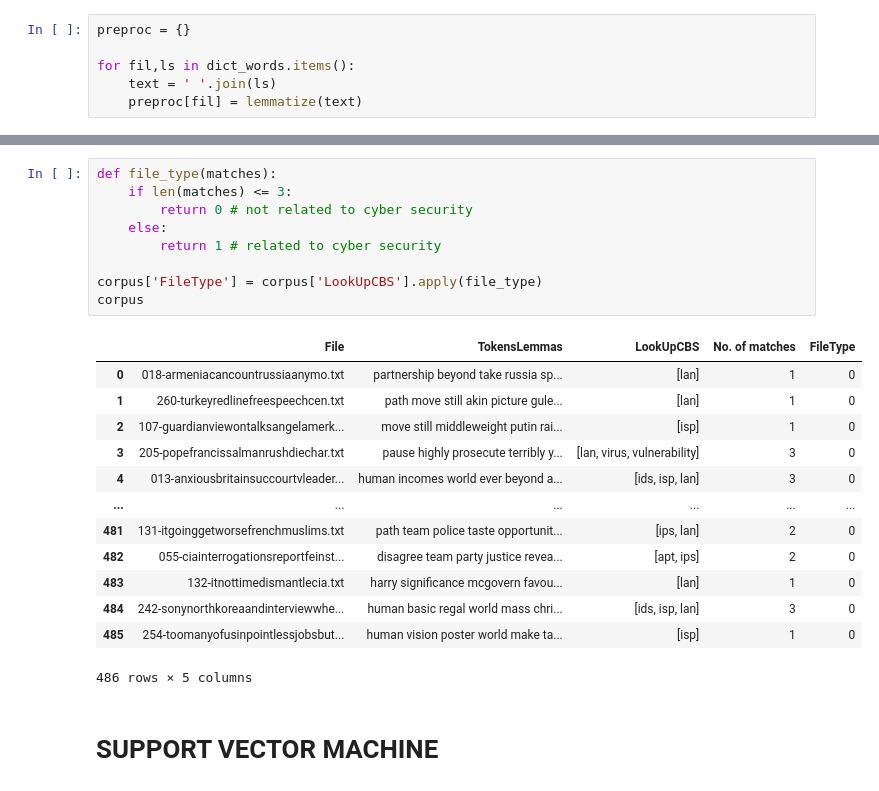
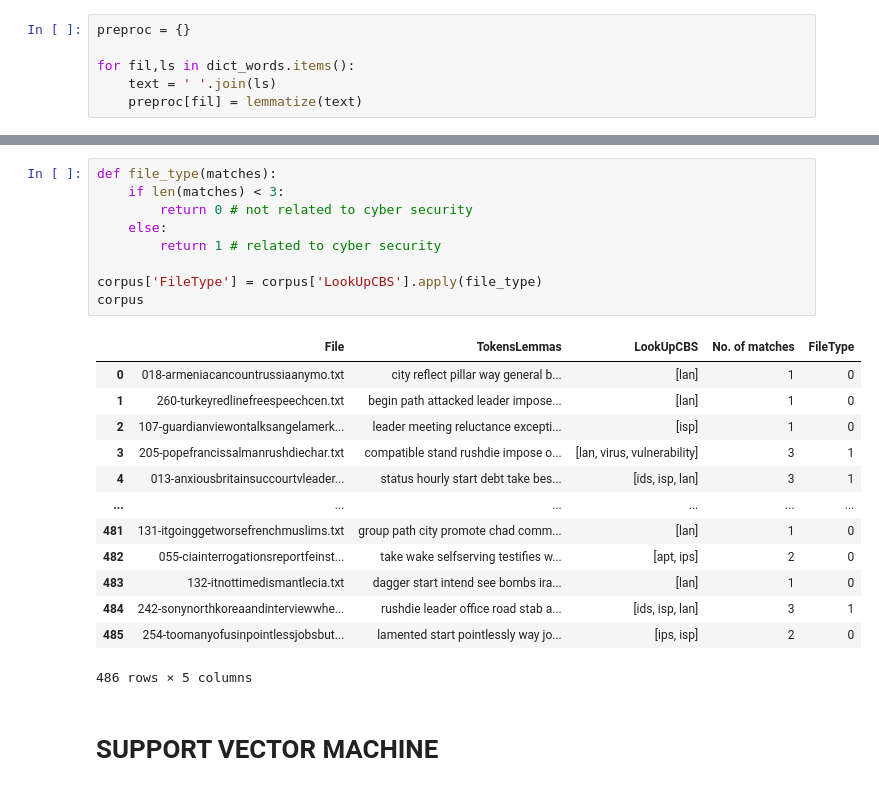
Before and after one commit to sn2606/exploring-POST-NER, a Jupyter notebook: cybersecurity/NER-custom.ipynb, the cells around one changed output, grey strips where cells are left out. Saved outputs shown, nothing was run; the diff lists cells and outputs as text.

```diff
--- a/cybersecurity/NER-custom.ipynb
+++ b/cybersecurity/NER-custom.ipynb
@@ -215,26 +215,26 @@ corpus['No. of matches'].value_counts()
 Name: No. of matches, dtype: int64
 # %%
 def file_type(matches):
-    if len(matches) <= 3:
+    if len(matches) < 3:
         return 0 # not related to cyber security
     else:
         return 1 # related to cyber security
 
 corpus['FileType'] = corpus['LookUpCBS'].apply(file_type)
 corpus
 # %% [output]
 |  | File | TokensLemmas | LookUpCBS | No. of matches | FileType |
-| 0 | 018-armeniacancountrussiaanymo.txt | partnership beyond take russia sp... | [lan] | 1 | 0 |
-| 1 | 260-turkeyredlinefreespeechcen.txt | path move still akin picture gule... | [lan] | 1 | 0 |
-| 2 | 107-guardianviewontalksangelamerk... | move still middleweight putin rai... | [isp] | 1 | 0 |
-| 3 | 205-popefrancissalmanrushdiechar.txt | pause highly prosecute terribly y... | [lan, virus, vulnerability] | 3 | 0 |
-| 4 | 013-anxiousbritainsuccourtvleader... | human incomes world ever beyond a... | [ids, isp, lan] | 3 | 0 |
+| 0 | 018-armeniacancountrussiaanymo.txt | city reflect pillar way general b... | [lan] | 1 | 0 |
+| 1 | 260-turkeyredlinefreespeechcen.txt | begin path attacked leader impose... | [lan] | 1 | 0 |
+| 2 | 107-guardianviewontalksangelamerk... | leader meeting reluctance excepti... | [isp] | 1 | 0 |
+| 3 | 205-popefrancissalmanrushdiechar.txt | compatible stand rushdie impose o... | [lan, virus, vulnerability] | 3 | 1 |
+| 4 | 013-anxiousbritainsuccourtvleader... | status hourly start debt take bes... | [ids, isp, lan] | 3 | 1 |
 | ... | ... | ... | ... | ... | ... |
-| 481 | 131-itgoinggetworsefrenchmuslims.txt | path team police taste opportunit... | [ips, lan] | 2 | 0 |
-| 482 | 055-ciainterrogationsreportfeinst... | disagree team party justice revea... | [apt, ips] | 2 | 0 |
-| 483 | 132-itnottimedismantlecia.txt | harry significance mcgovern favou... | [lan] | 1 | 0 |
-| 484 | 242-sonynorthkoreaandinterviewwhe... | human basic regal world mass chri... | [ids, isp, lan] | 3 | 0 |
-| 485 | 254-toomanyofusinpointlessjobsbut... | human vision poster world make ta... | [isp] | 1 | 0 |
+| 481 | 131-itgoinggetworsefrenchmuslims.txt | group path city promote chad comm... | [lan] | 1 | 0 |
+| 482 | 055-ciainterrogationsreportfeinst... | take wake selfserving testifies w... | [apt, ips] | 2 | 0 |
+| 483 | 132-itnottimedismantlecia.txt | dagger start intend see bombs ira... | [lan] | 1 | 0 |
+| 484 | 242-sonynorthkoreaandinterviewwhe... | rushdie leader office road stab a... | [ids, isp, lan] | 3 | 1 |
+| 485 | 254-toomanyofusinpointlessjobsbut... | lamented start pointlessly way jo... | [ips, isp] | 2 | 0 |
 486 rows × 5 columns
 # %% [markdown]
 # SUPPORT VECTOR MACHINE
```
Also changed, not shown: parts of 23 cells of this notebook, 23 other files.
